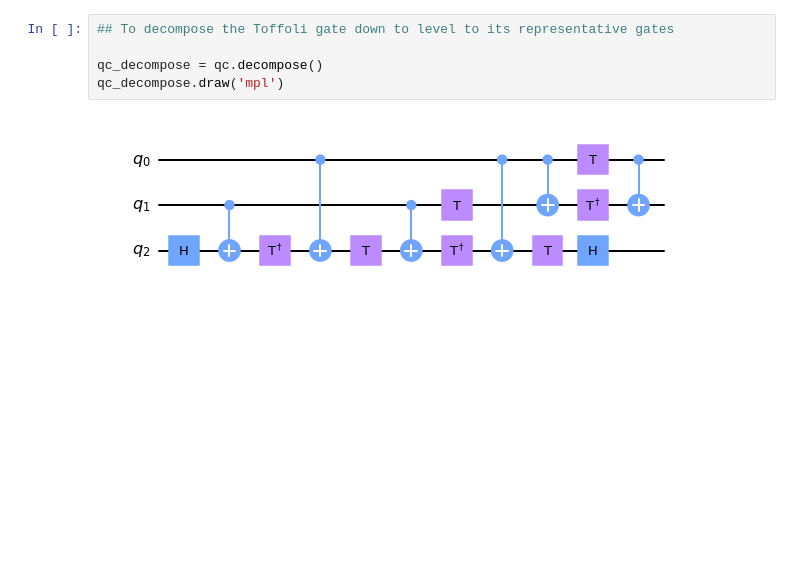
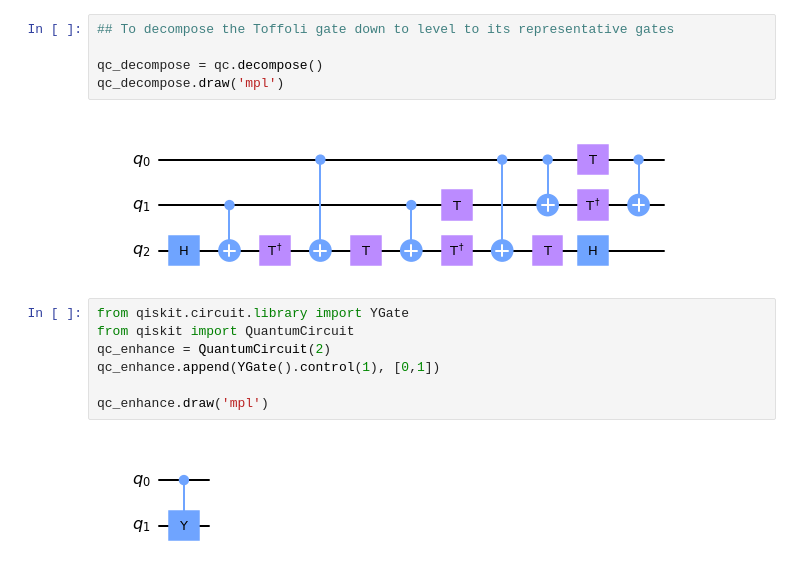
Before and after one commit to MADjnr/Quantum_projectsQ-, a Jupyter notebook: constructing classical gates using quantum.ipynb, the cells around one changed output. Drawn from its saved outputs; the diff is of its cells as text; blank space fills up the shorter version.

```diff
--- a/constructing classical gates using quantum.ipynb
+++ b/constructing classical gates using quantum.ipynb
@@ -315,3 +315,12 @@ qc_decompose = qc.decompose()
 qc_decompose.draw('mpl')
 # %% [output]
 [figure]
+# %%
+from qiskit.circuit.library import YGate
+from qiskit import QuantumCircuit
+qc_enhance = QuantumCircuit(2)
+qc_enhance.append(YGate().control(1), [0,1])
+
+qc_enhance.draw('mpl')
+# %% [output]
+[figure, added]
```
Also changed, not shown: parts of 55 cells of this notebook, 2 other files.
